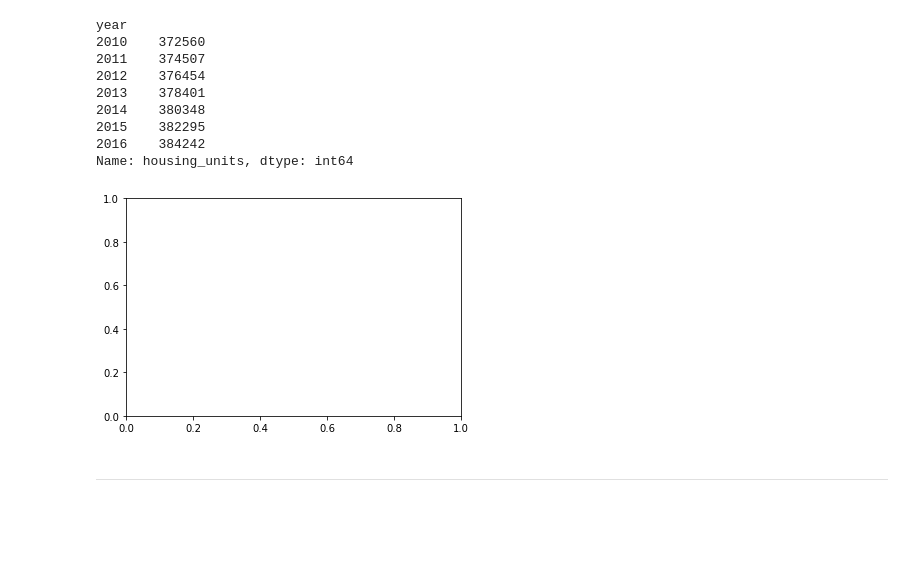
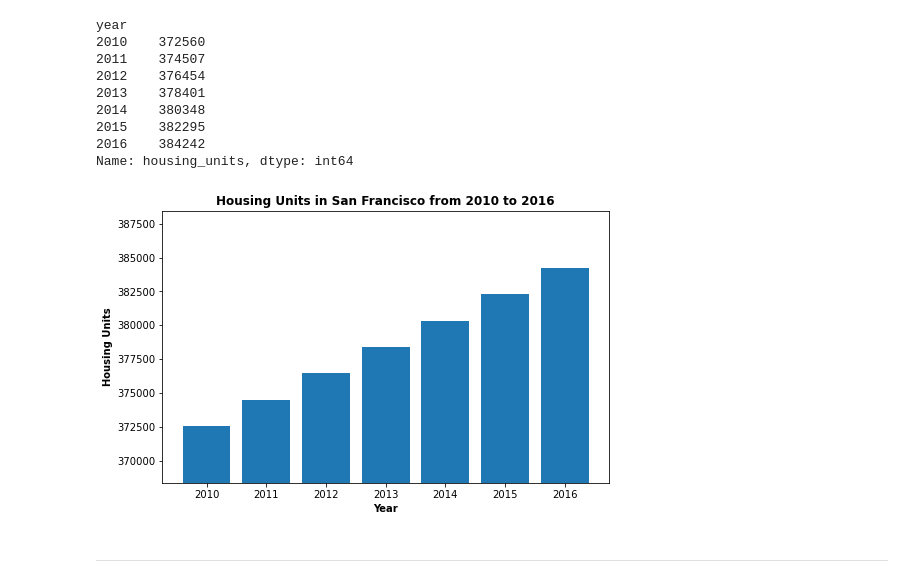
Before and after one commit to jonowens/pythonic_monopoly, a Jupyter notebook: rental_analysis.ipynb, the cells around one changed output. Drawn from its saved outputs; the diff is of its cells as text; code cells hidden in the pictures; blank space fills up the shorter version.

Commit message:
Plotted average housing units per year using matplotlib.pyplot.

```diff
--- a/rental_analysis.ipynb
+++ b/rental_analysis.ipynb
@@ -60,18 +60,23 @@ Name: housing_units, dtype: int64
 # %%
 # Use the Pandas plot function to plot the average housing units per year.
 # Note: You will need to manually adjust the y limit of the chart using the min and max values from above.
-fig_housing_units = plt.subplots()
-
-#fig_housing_units.plot(kind='bar', title='Housing Units in San Francisco from 2010 to 2016', ylim=[370000, 387500])
-
+fig_housing_units = plt.figure(figsize=(8, 5))
+plt.subplot()
+plt.bar(sfo_data_grouped.index, sfo_data_grouped)
+plt.title('Housing Units in San Francisco from 2010 to 2016', fontweight='bold')
+plt.xlabel('Year', fontweight='bold')
+plt.ylabel('Housing Units', fontweight='bold')
+plt.ylim(370000, 385000)
 
 # Optional Challenge: Use the min, max, and std to scale the y limits of the chart
-
+low = sfo_data_grouped.min() - sfo_data_grouped.std()
+high = sfo_data_grouped.max() + sfo_data_grouped.std()
+plt.ylim(low , high)
 
 plt.show()
-plt.close('fig_housing_units')
+plt.close(fig_housing_units)
 # %% [output]
-[figure, old version]
+[figure, new version]
 # %% [markdown]
 - - -
 # %% [markdown]
```
